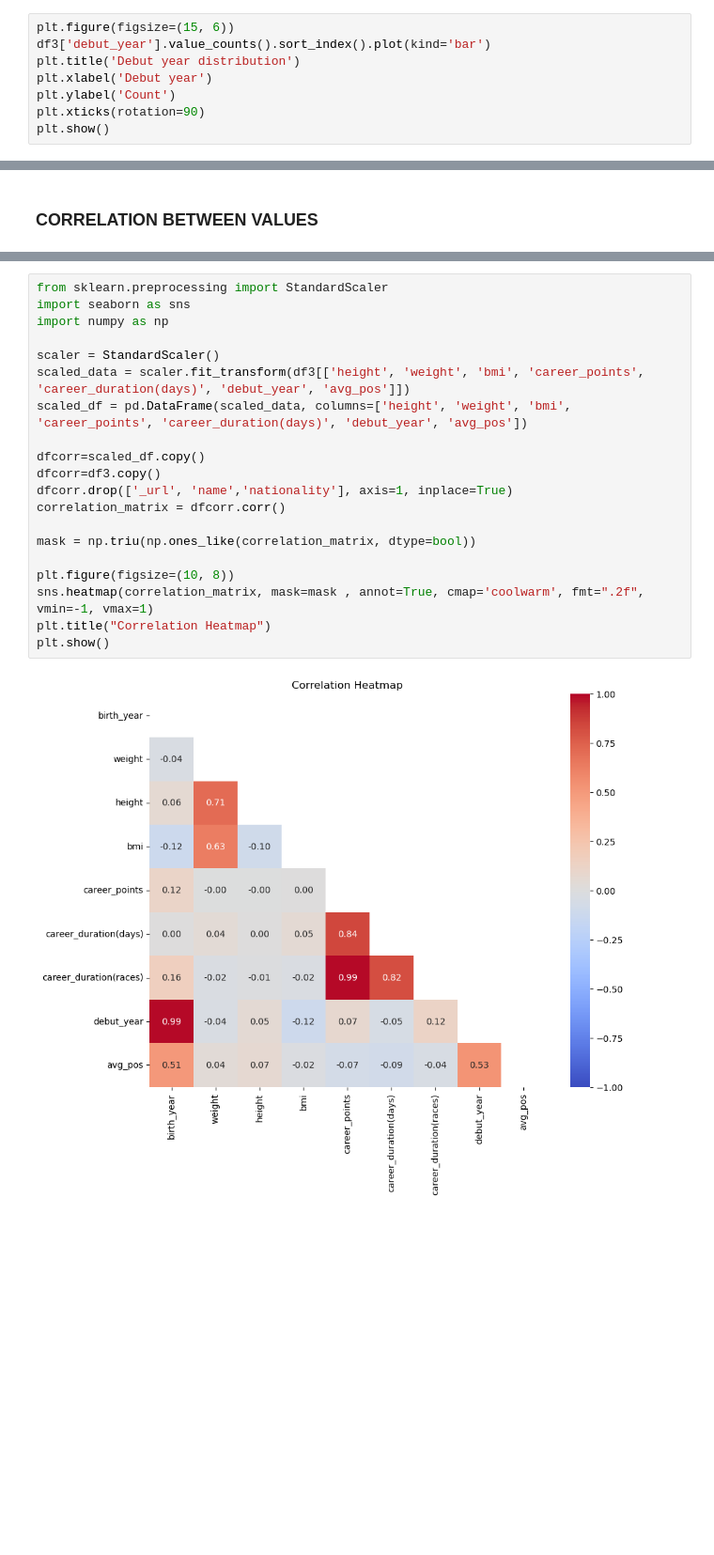
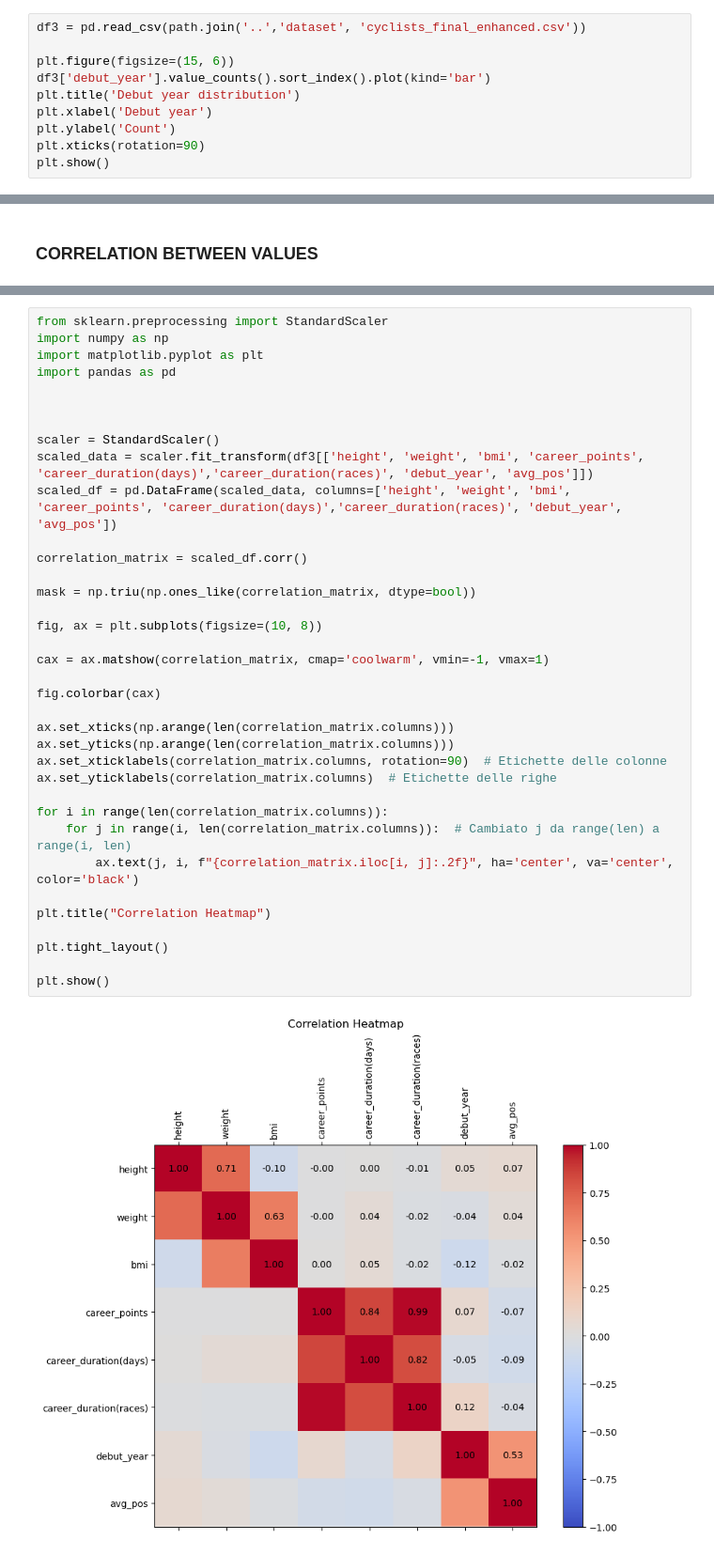
Before and after one commit to DadeOrsu/dm_project24_group_6, a Jupyter notebook: src/task2_data_transformation/feature engineering_cyclists.ipynb, the cells around one changed output, grey strips where cells are left out. Shown at 94% size. Saved outputs shown, nothing was run; the diff lists cells and outputs as text; blank space fills up the shorter version.

```diff
--- a/src/task2_data_transformation/feature engineering_cyclists.ipynb
+++ b/src/task2_data_transformation/feature engineering_cyclists.ipynb
@@ -237,6 +231,8 @@ Prima di togliere le righe che contengono ciclisti che non hanno gare registrate
 # %% [markdown]
 #### Most popular debut year
 # %%
+df3 = pd.read_csv(path.join('..','dataset', 'cyclists_final_enhanced.csv'))
+
 plt.figure(figsize=(15, 6))
 df3['debut_year'].value_counts().sort_index().plot(kind='bar')
 plt.title('Debut year distribution')
@@ -399,22 +409,38 @@ Anche dalla sovrapposizione delle distribuzione è palese la distribuzione molto
 # %%
 from sklearn.preprocessing import StandardScaler
-import seaborn as sns
 import numpy as np
+import matplotlib.pyplot as plt
+import pandas as pd
+
+
 
 scaler = StandardScaler()
-scaled_data = scaler.fit_transform(df3[['height', 'weight', 'bmi', 'career_points', 'career_duration(days)', 'debut_year', 'avg_pos']])
-scaled_df = pd.DataFrame(scaled_data, columns=['height', 'weight', 'bmi', 'career_points', 'career_duration(days)', 'debut_year', 'avg_pos'])
+scaled_data = scaler.fit_transform(df3[['height', 'weight', 'bmi', 'career_points', 'career_duration(days)','career_duration(races)', 'debut_year', 'avg_pos']])
+scaled_df = pd.DataFrame(scaled_data, columns=['height', 'weight', 'bmi', 'career_points', 'career_duration(days)','career_duration(races)', 'debut_year', 'avg_pos'])
 
-dfcorr=scaled_df.copy()
-dfcorr=df3.copy()
-dfcorr.drop(['_url', 'name','nationality'], axis=1, inplace=True)
-correlation_matrix = dfcorr.corr()
+correlation_matrix = scaled_df.corr()
 
 mask = np.triu(np.ones_like(correlation_matrix, dtype=bool))
 
-plt.figure(figsize=(10, 8))
-sns.heatmap(correlation_matrix, mask=mask , annot=True, cmap='coolwarm', fmt=".2f", vmin=-1, vmax=1)
+fig, ax = plt.subplots(figsize=(10, 8))
+
+cax = ax.matshow(correlation_matrix, cmap='coolwarm', vmin=-1, vmax=1)
+
+fig.colorbar(cax)
+
+ax.set_xticks(np.arange(len(correlation_matrix.columns)))
+ax.set_yticks(np.arange(len(correlation_matrix.columns)))
+ax.set_xticklabels(correlation_matrix.columns, rotation=90)  # Etichette delle colonne
+ax.set_yticklabels(correlation_matrix.columns)  # Etichette delle righe
+
+for i in range(len(correlation_matrix.columns)):
+    for j in range(i, len(correlation_matrix.columns)):  # Cambiato j da range(len) a range(i, len)
+        ax.text(j, i, f"{correlation_matrix.iloc[i, j]:.2f}", ha='center', va='center', color='black')
+
 plt.title("Correlation Heatmap")
+
+plt.tight_layout()
+
 plt.show()
 # %% [output]
-[figure, old version]
+[figure, new version]
```
Also changed, not shown: parts of 31 cells of this notebook, 1 other file.
